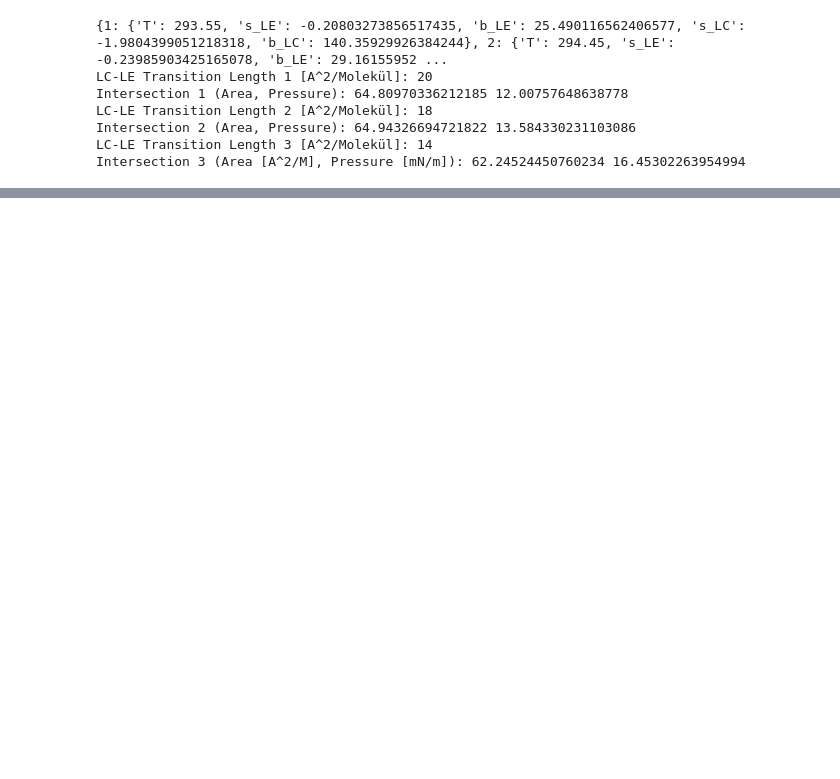
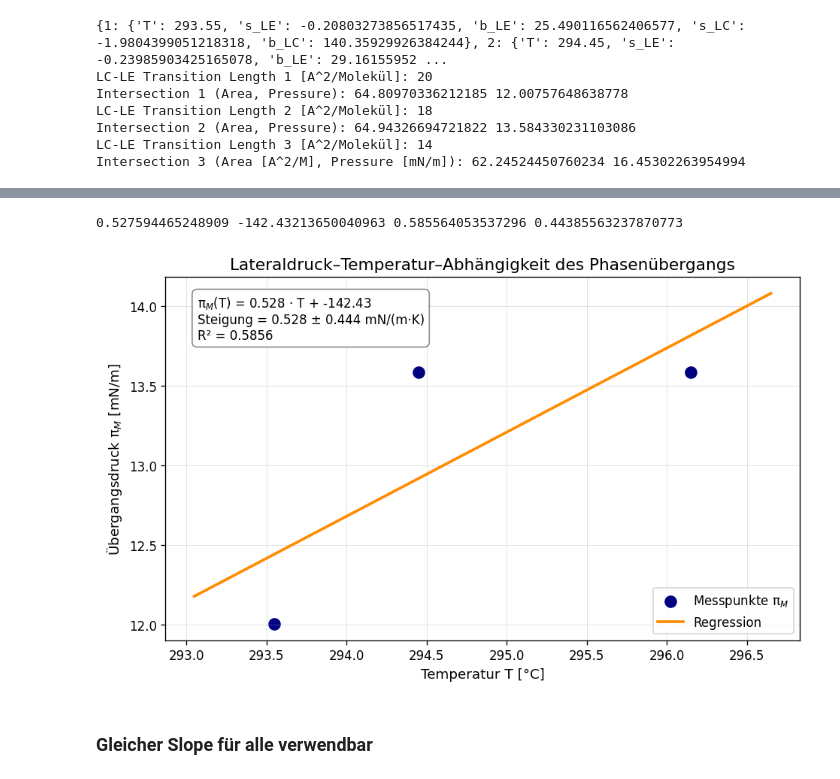
Before and after one commit to DaSch314/BPC-FILM, a Jupyter notebook: Messung3 + 2.0 Umwandlunsgwärme.ipynb, the cells around one changed output, grey strips where cells are left out. Drawn from its saved outputs; the diff is of its cells as text; code cells hidden in the pictures; blank space fills up the shorter version.

Commit message:
Final results

```diff
--- a/Messung3 + 2.0 Umwandlunsgwärme.ipynb
+++ b/Messung3 + 2.0 Umwandlunsgwärme.ipynb
@@ -849 +804,68 @@ Bestimmtheitsmaß R^2 = 0.5855640535372855
+# %%
+# --------------------------------------------------
+# Regression durchführen
+# --------------------------------------------------
+# Regression π_M(T) und Fehlerrechnung der Steigung
+import numpy as np
+import matplotlib.pyplot as plt
+from scipy.stats import linregress
+
+# Beispiel: Temperaturen und Übergangsdrucke (ersetze durch deine Werte!)
+T  = np.array([20.4+273.15, 21.3+273.15, 23.0+273.15])      # Temperaturen in °C
+pi = np.array([y_Intersection_1,  y_Intersection_2,  y_Intersection_2])      # π_M aus den Schnittpunkten
+
+
+res = linregress(T, pi)
+
+slope     = res.slope
+intercept = res.intercept
+rvalue    = res.rvalue
+stderr    = res.stderr
+
+print(slope, intercept, rvalue**2, stderr)
+
+# Linie erzeugen für den Plot
+T_fit = np.linspace(min(T)-0.5, max(T)+0.5, 300)
+pi_fit = slope * T_fit + intercept
+
+# --------------------------------------------------
+# Plot erstellen
+# --------------------------------------------------
+plt.figure(figsize=(8,5), dpi=120)
+
+# Messpunkte
+plt.scatter(T, pi, s=80, color='navy', label='Messpunkte π$_M$')
+
+# Regressionslinie
+plt.plot(T_fit, pi_fit, color='darkorange', linewidth=2.2,
+         label='Regression')
+
+# Textbox mit Resultaten
+textstr = (
+    f"π$_M$(T) = {slope:.3f} · T + {intercept:.2f}\n"
+    f"Steigung = {slope:.3f} ± {stderr:.3f} mN/(m·K)\n"
+    f"R² = {rvalue**2:.4f}"
+)
+
+plt.gca().text(
+    0.05, 0.95, textstr,
+    transform=plt.gca().transAxes,
+    fontsize=10,
+    verticalalignment='top',
+    bbox=dict(boxstyle="round,pad=0.4", fc="white", ec="gray", alpha=0.9)
+)
+
+plt.xlabel("Temperatur T [°C]", fontsize=11)
+plt.ylabel("Übergangsdruck π$_M$ [mN/m]", fontsize=11)
+plt.title("Lateraldruck–Temperatur–Abhängigkeit des Phasenübergangs", fontsize=13)
+
+plt.grid(True, linewidth=0.3, alpha=0.7)
+plt.legend(fontsize=10)
+plt.tight_layout()
+plt.show()
+# %% [output]
+0.527594465248909 -142.43213650040963 0.585564053537296 0.44385563237870773
+[figure, added]
+# %% [markdown]
+### Gleicher Slope für alle verwendbar
 # %%
```
Also changed, not shown: parts of 9 cells of this notebook.
